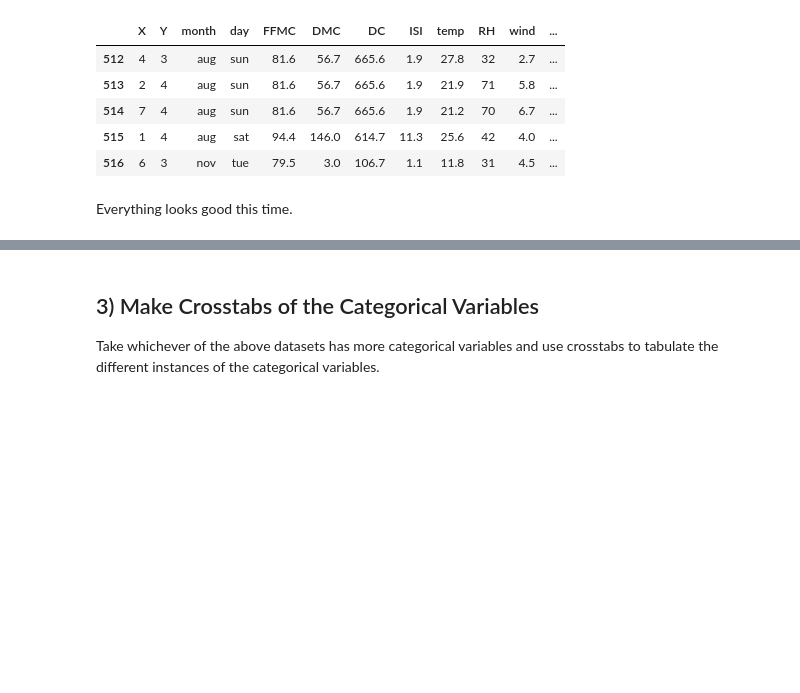
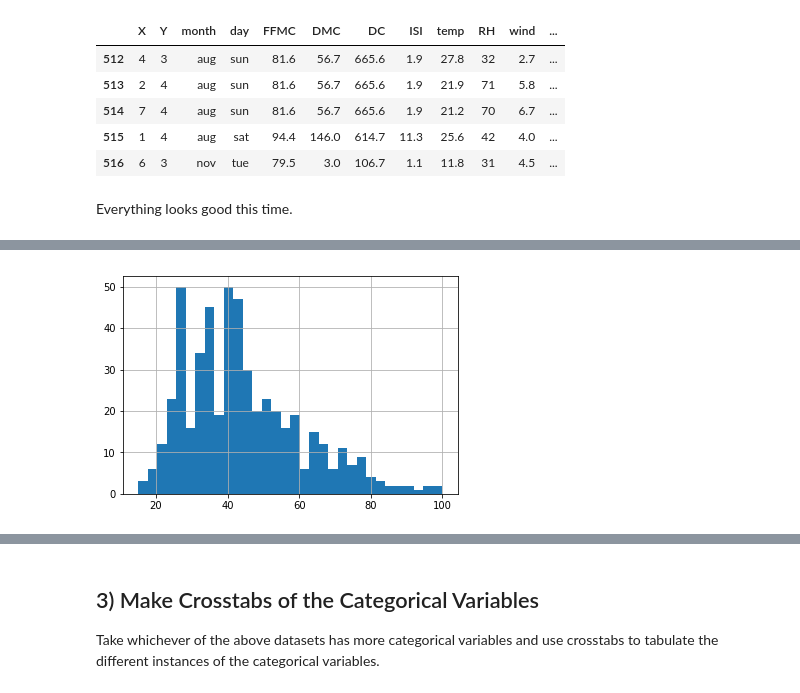
Before and after one commit to johnwesleyharding/DS-Unit-1-Sprint-1-Data-Wrangling-and-Storytelling, a Jupyter notebook: JWH_LS_DS_111_Exploratory_Data_Analysis.ipynb, the cells around one changed output, grey strips where cells are left out. Saved outputs shown, nothing was run; the diff lists cells and outputs as text; code cells hidden in the pictures; blank space fills up the shorter version.

```diff
--- a/JWH_LS_DS_111_Exploratory_Data_Analysis.ipynb
+++ b/JWH_LS_DS_111_Exploratory_Data_Analysis.ipynb
@@ -167,0 +260,5 @@ Everything looks good this time.
+# %%
+fires['RH'].hist(bins = 32)
+plt.show()
+# %% [output]
+[figure, added]
```
Also changed, not shown: parts of 24 cells of this notebook.
